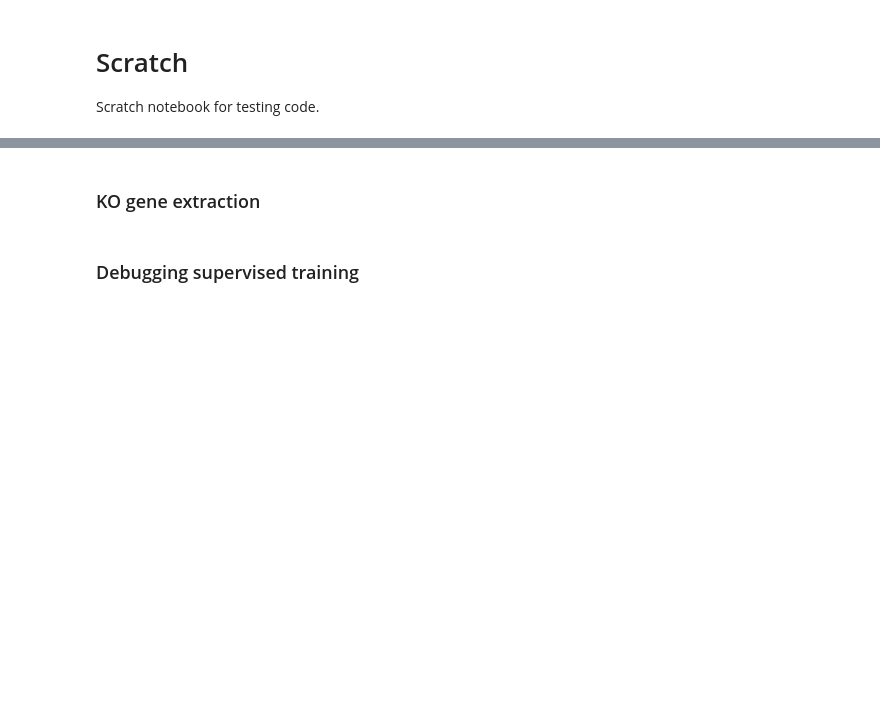
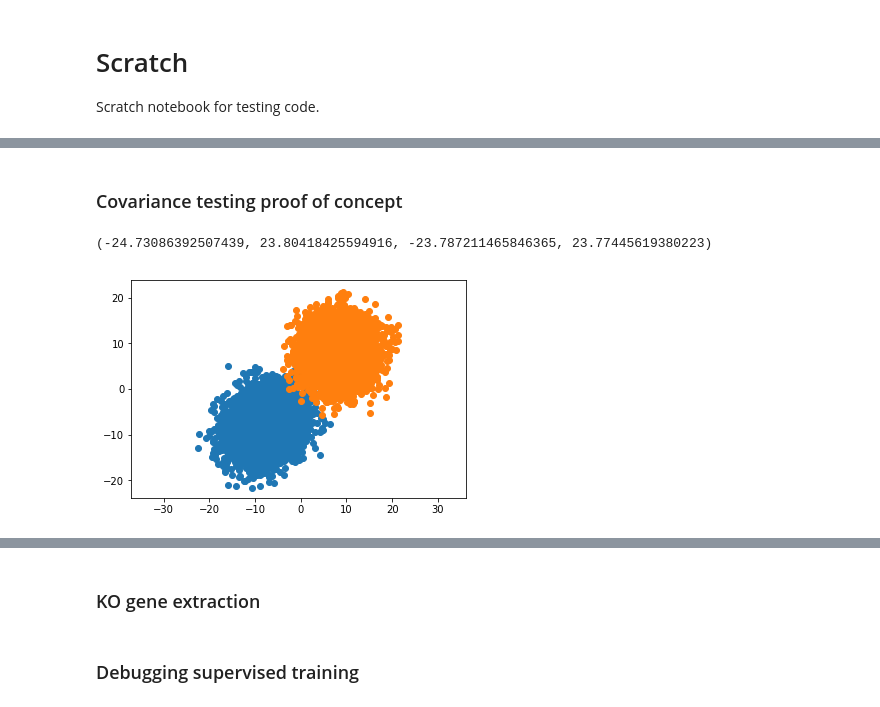
Before and after one commit to mincheoly/scVI-extensions, a Jupyter notebook: notebooks/scratch.ipynb, the cells around one changed output, grey strips where cells are left out. Saved outputs shown, nothing was run; the diff lists cells and outputs as text; code cells hidden in the pictures; blank space fills up the shorter version.

```diff
--- a/notebooks/scratch.ipynb
+++ b/notebooks/scratch.ipynb
@@ -79,0 +41,15 @@ VAEC(
+# %% [markdown]
+### Covariance testing proof of concept
+# %%
+diag = 2
+N=5000
+# %%
+null = multivariate_normal([8, 8], [[15, 0], [0, 15]], size=N)
+alt = multivariate_normal([-8, -8], [[15, diag], [diag, 15]], size=N)
+# %%
+plt.scatter(alt[:, 0], alt[:, 1])
+plt.scatter(null[:, 0], null[:, 1])
+plt.axis('equal')
+# %% [output]
+(-24.73086392507439, 23.80418425594916, -23.787211465846365, 23.77445619380223)
+[figure, added]
```
Also changed, not shown: parts of 13 cells of this notebook, 4 other files.
